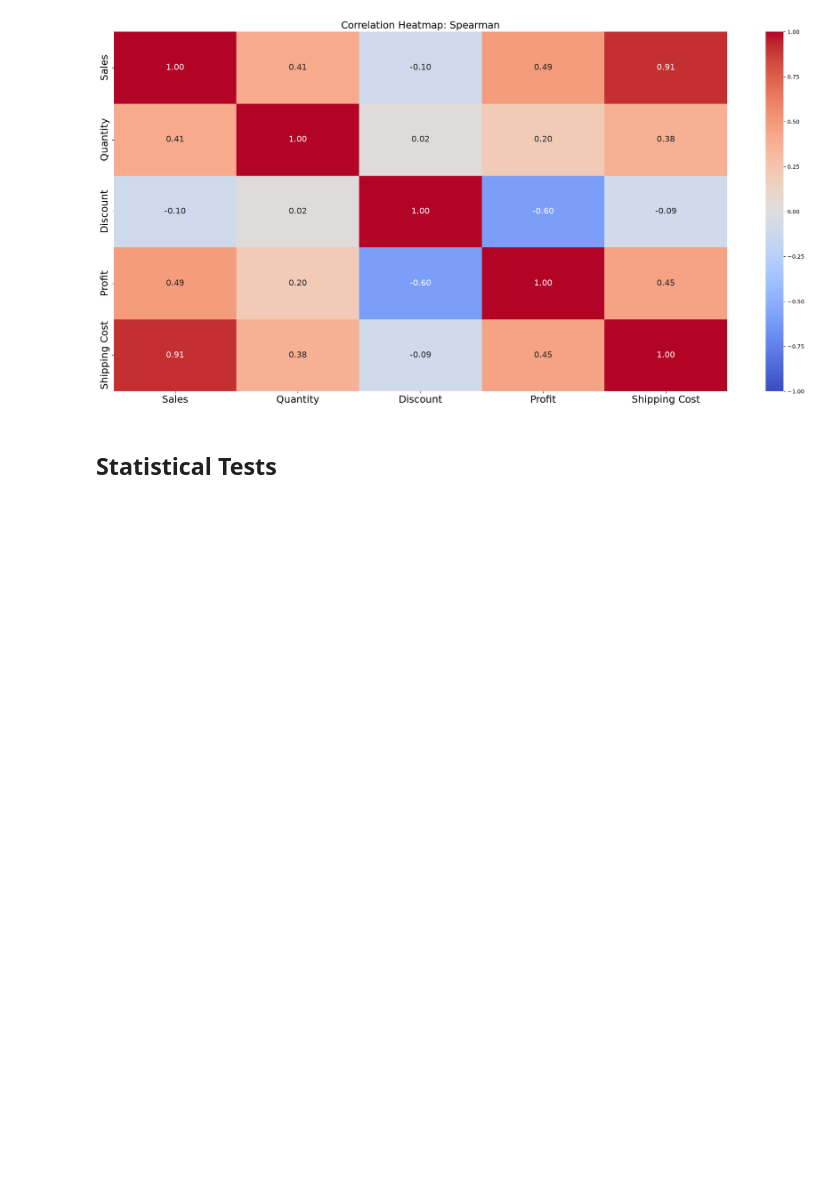
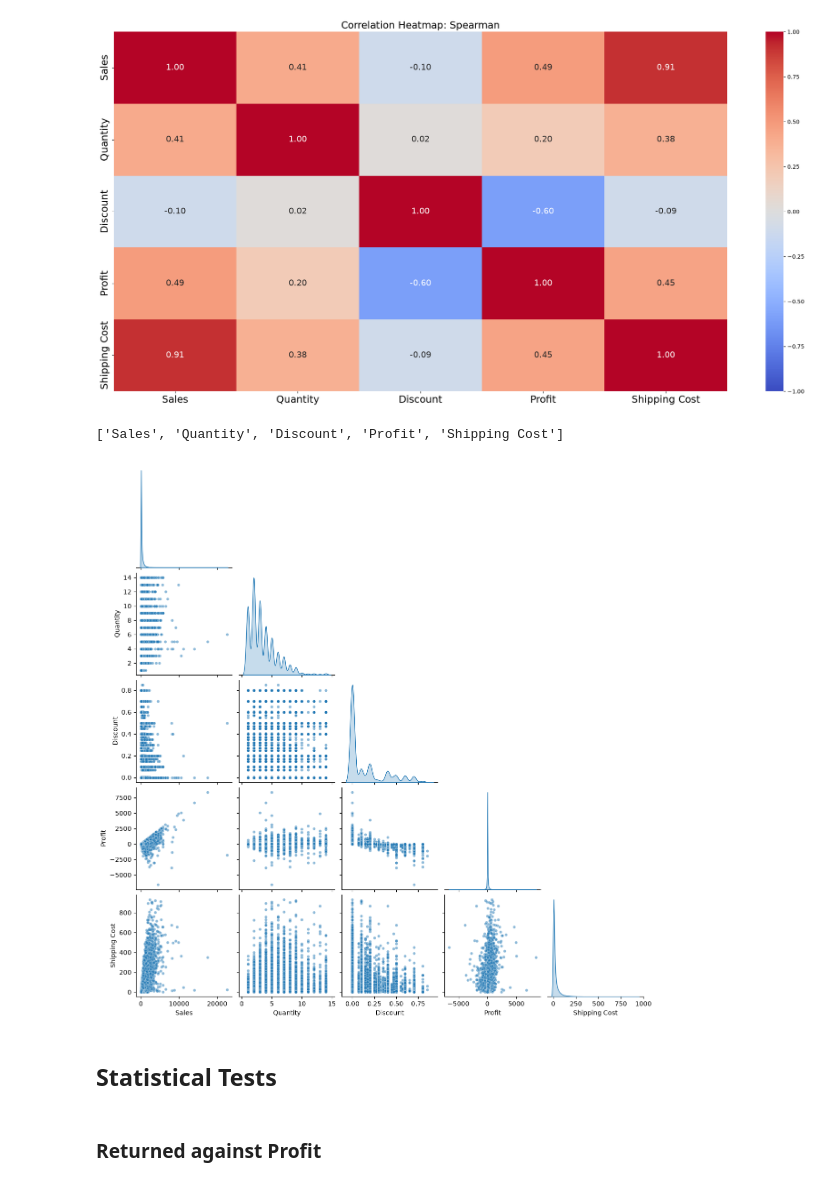
Before and after one commit to bahram0111/bootcamp-store-analytics, a Jupyter notebook: EDA_Bahram.ipynb, the cells around one changed output. Cells and saved outputs as stored; diff of their text form; code cells hidden in the pictures; blank space fills up the shorter version.

```diff
--- a/EDA_draft.ipynb
+++ b/EDA_Bahram.ipynb
@@ -557,5 +581,15 @@ def corr_heatmap(numeric_df, method="spearman"):
 corr_heatmap(df[numeric_columns])
 # %% [output]
 [figure]
+# %%
+numeric_columns
+# %% [output]
+['Sales', 'Quantity', 'Discount', 'Profit', 'Shipping Cost']
+# %%
+sns.pairplot(df[numeric_columns],diag_kind="kde", corner=True, plot_kws={"alpha": 0.5, "s": 20})
+
+plt.show()
+# %% [output]
+[figure, added]
 # %% [markdown]
 ## Statistical Tests
@@ -561,0 +700,2 @@ corr_heatmap(df[numeric_columns])
+# %% [markdown]
+### Returned against Profit
```
Also changed, not shown: parts of 43 cells of this notebook, 2 other files.
